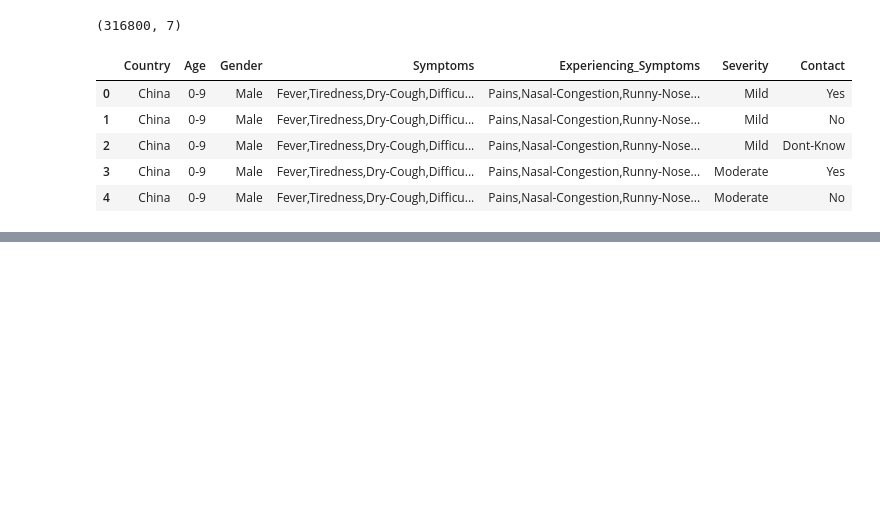
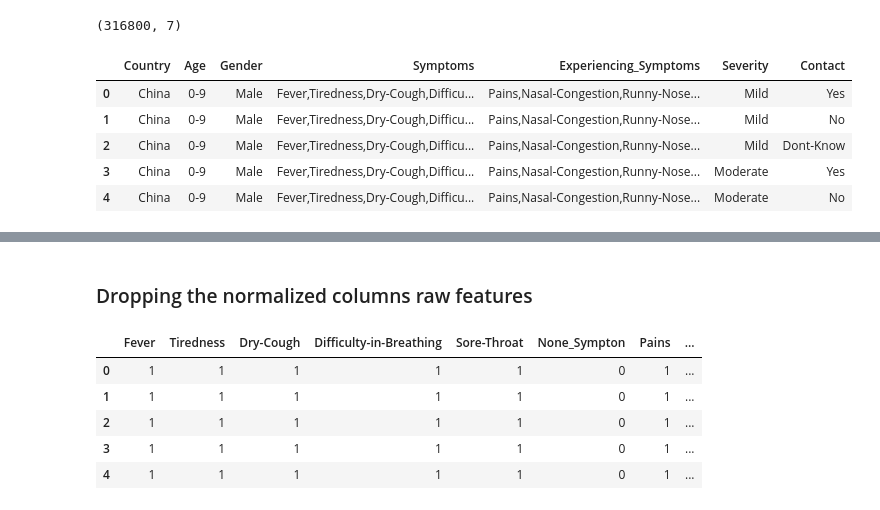
Before and after one commit to padwalab/Covid-Symptom-Analysis, a Jupyter notebook: Notebooks/Data-Cleaning.ipynb, the cells around one changed output, grey strips where cells are left out. Cells and saved outputs as stored; diff of their text form; code cells hidden in the pictures; blank space fills up the shorter version.

```diff
--- a/Notebooks/Data-Cleaning.ipynb
+++ b/Notebooks/Data-Cleaning.ipynb
@@ -70,0 +143,15 @@ final_data.head()
+# %% [markdown]
+### Dropping the normalized columns raw features
+# %%
+final_data = final_data.drop(['Symptoms','Experiencing_Symptoms'],axis=1)
+dummies = pd.get_dummies(final_data.drop('Country',axis=1))
+dummies['Country'] = final_data['Country']
+final_data = dummies
+final_data.head()
+# %% [output]
+|  | Fever | Tiredness | Dry-Cough | Difficulty-in-Breathing | Sore-Throat | None_Sympton | Pains | ... |
+| 0 | 1 | 1 | 1 | 1 | 1 | 0 | 1 | ... |
+| 1 | 1 | 1 | 1 | 1 | 1 | 0 | 1 | ... |
+| 2 | 1 | 1 | 1 | 1 | 1 | 0 | 1 | ... |
+| 3 | 1 | 1 | 1 | 1 | 1 | 0 | 1 | ... |
+| 4 | 1 | 1 | 1 | 1 | 1 | 0 | 1 | ... |
```
Also changed, not shown: parts of 23 cells of this notebook.
